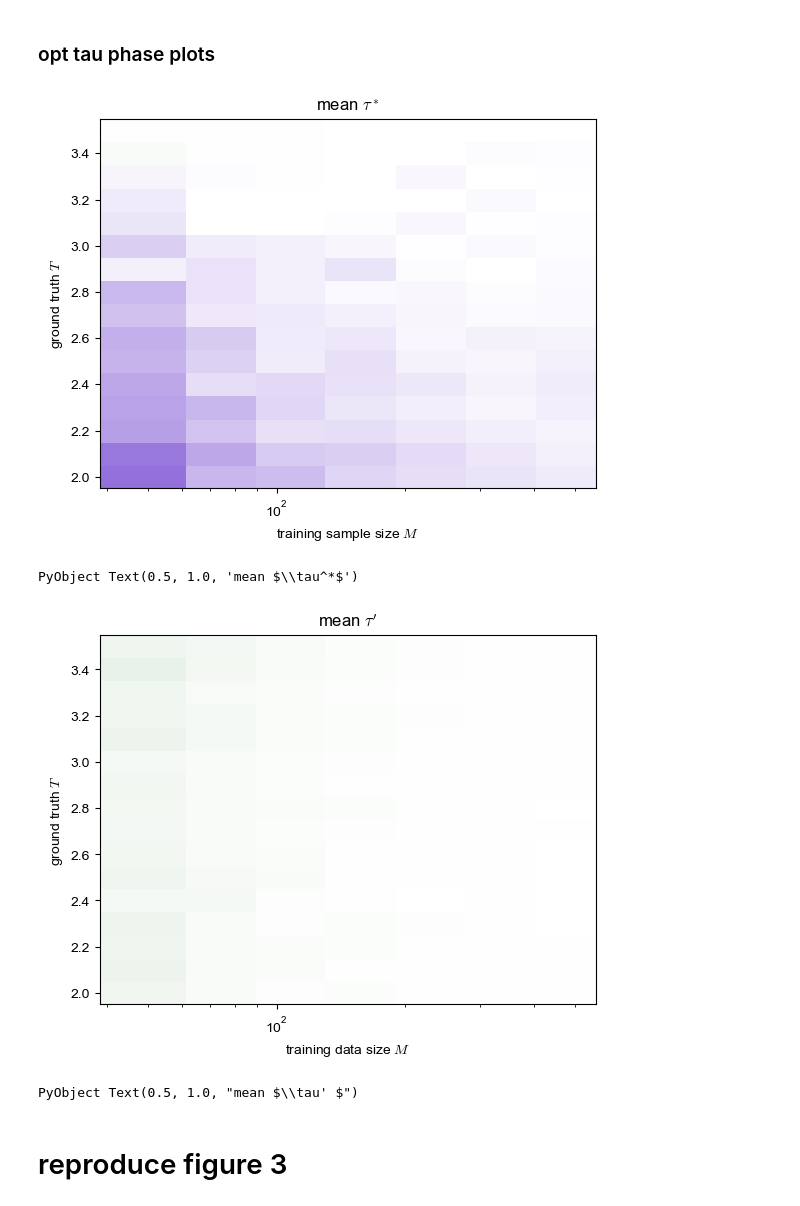
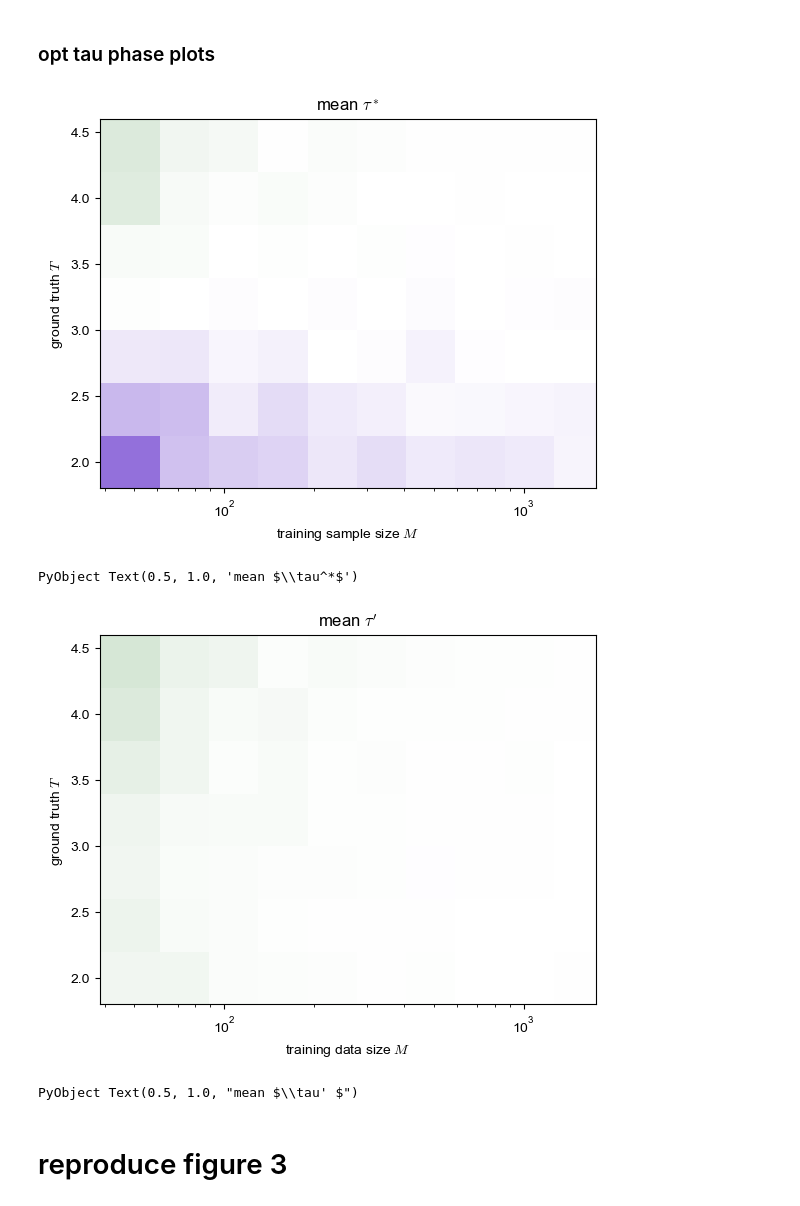
Before and after one commit to sepalmer/temp-tune, a Jupyter notebook: notebooks/sweep_nn_ising.ipynb, the cells around one changed output. Saved outputs shown, nothing was run; the diff lists cells and outputs as text; code cells hidden in the pictures.

```diff
--- a/notebooks/sweep_nn_ising.ipynb
+++ b/notebooks/sweep_nn_ising.ipynb
@@ -213,15 +231,15 @@ true_temps_to_swp, all_Ms_swpt,
 # %%
 fig, ax =subplots()
 
 tau_star_plots(ax,
             true_temps_to_swp, all_Ms_swpt,
             all_taus, all_taus_prime ;
-            Ts_idxx=1:16,
-            Ms_idxx=1:7)
+            Ts_idxx=1:7,
+            Ms_idxx=1:10)
 
 ax.set_title("mean "*L"\tau^*")
 # %% [output]
-[figure, old version]
+[figure, new version]
 PyObject Text(0.5, 1.0, 'mean $\\tau^*$')
 # %%
 fig, ax =subplots()
@@ -229,12 +247,12 @@ fig, ax =subplots()
 tau_prime_plot(ax,
             true_temps_to_swp, all_Ms_swpt,
             all_taus, all_taus_prime ;
-            Ts_idxx=1:16,
-            Ms_idxx=1:7)
+            Ts_idxx=1:7,
+            Ms_idxx=1:10)
 
 ax.set_title("mean "*L"\tau' ")
 # %% [output]
-[figure, old version]
+[figure, new version]
 PyObject Text(0.5, 1.0, "mean $\\tau' $")
 # %% [markdown]
 # reproduce figure 3
```
Also changed, not shown: parts of 6 cells of this notebook, 3 other files.
